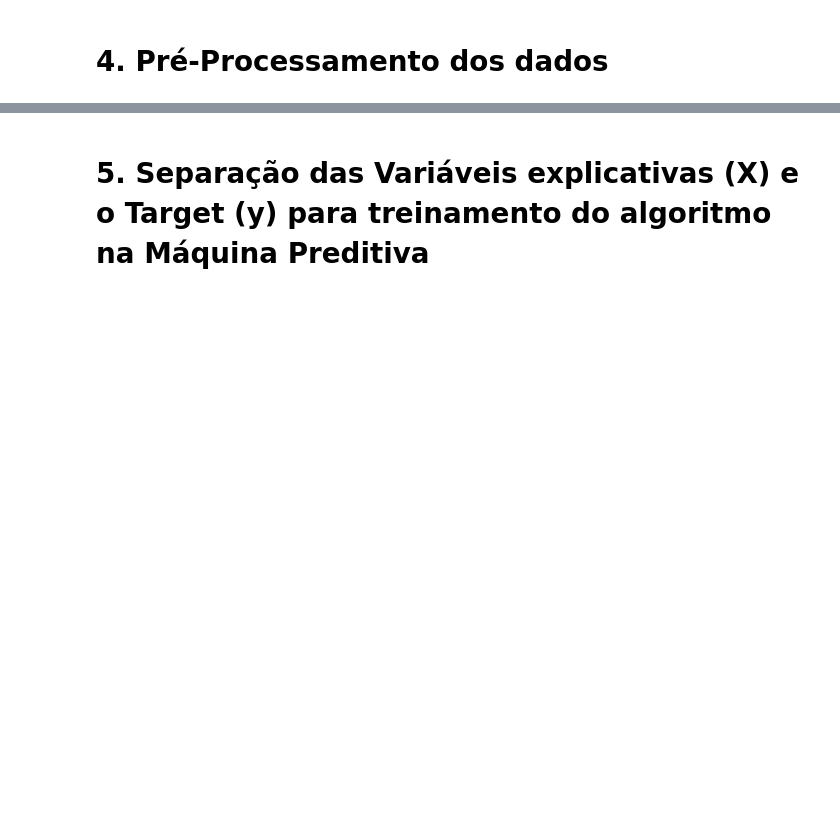
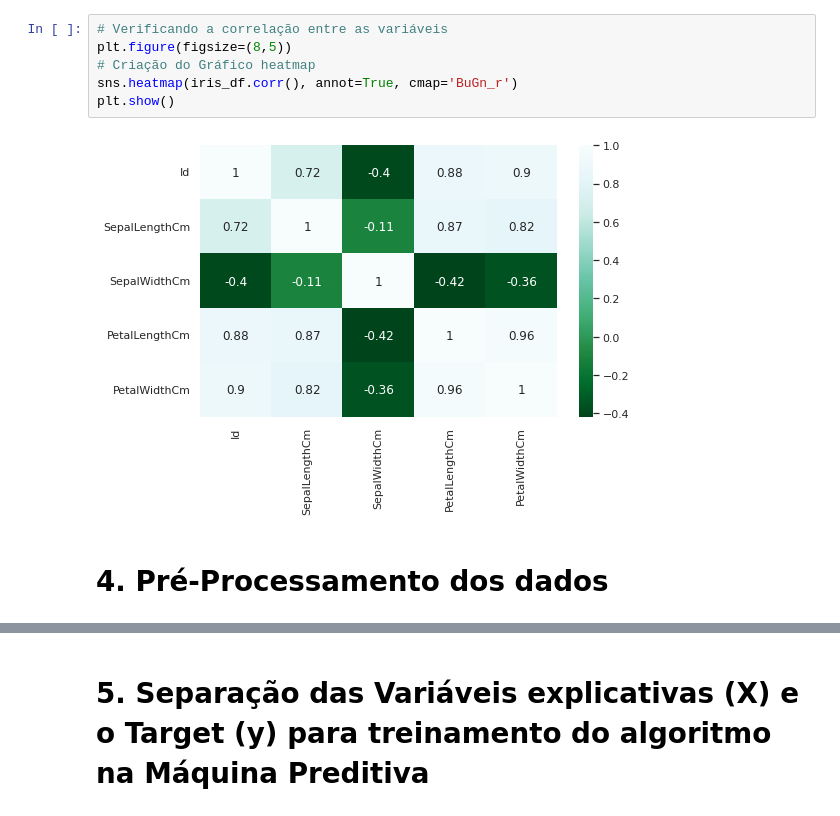
Before and after one commit to eu-joao/data-science, a Jupyter notebook: Conjunto de dados flor Iris/notebook colab/Conjunto_de_dados_flor_Iris_(Iris_flower_data_set).ipynb, the cells around one changed output, grey strips where cells are left out. Cells and saved outputs as stored; diff of their text form; blank space fills up the shorter version.

```diff
--- a/Conjunto de dados flor Iris/notebook colab/Conjunto_de_dados_flor_Iris_(Iris_flower_data_set).ipynb
+++ b/Conjunto de dados flor Iris/notebook colab/Conjunto_de_dados_flor_Iris_(Iris_flower_data_set).ipynb
@@ -86,4 +89,12 @@ sns.countplot(dados['Species'])
+# %%
+# Verificando a correlação entre as variáveis
+plt.figure(figsize=(8,5))
+# Criação do Gráfico heatmap
+sns.heatmap(iris_df.corr(), annot=True, cmap='BuGn_r')
+plt.show()
+# %% [output]
+[figure, added]
 # %% [markdown]
-# 4. Pré-Processamento dos dados
+# **4. Pré-Processamento dos dados**
 # %%
 # Eliminando Variáveis desnecessárias
```
Also changed, not shown: parts of 21 cells of this notebook.
